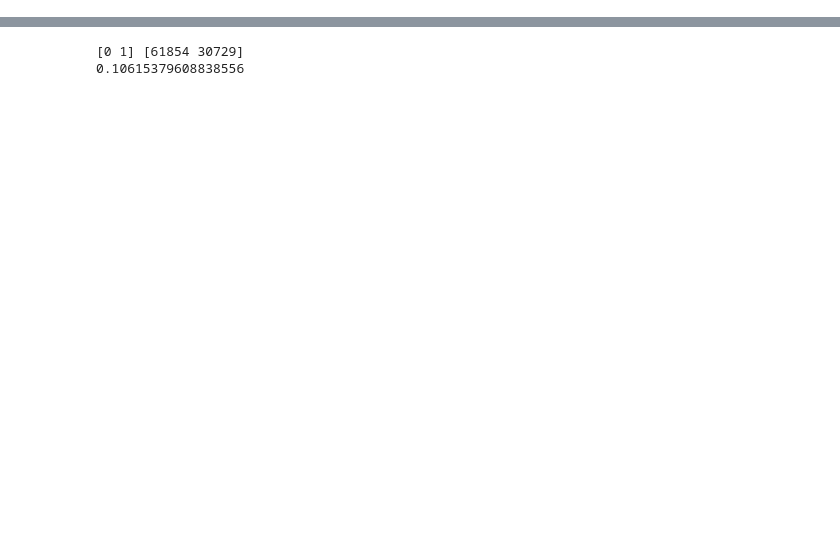
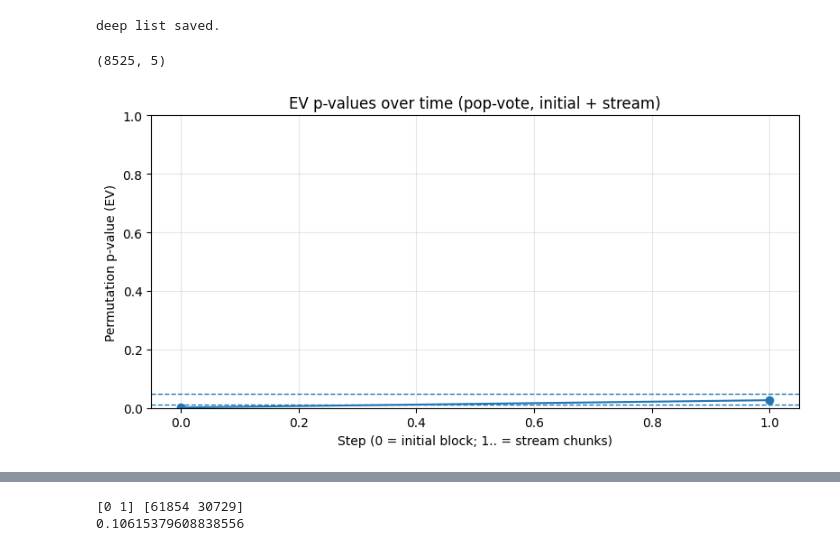
Before and after one commit to Logan-Kelsch/Behavioral_Search, a Jupyter notebook: src/genetic_algorithm/dev.ipynb, the cells around one changed output, grey strips where cells are left out. Saved outputs shown, nothing was run; the diff lists cells and outputs as text; code cells hidden in the pictures; blank space fills up the shorter version.

```diff
--- a/src/genetic_algorithm/dev.ipynb
+++ b/src/genetic_algorithm/dev.ipynb
@@ -257,2 +277,8 @@ from pathlib import Path as path
 # %%
-serialization.save_deeplist(where='best.votes')
+serialization.save_deeplist(best_trees, name='best_ext.votes', dirpath=path.cwd())
+# %% [output]
+deep list saved.
+# %%
+x_raw.shape
+# %% [output]
+(8525, 5)
@@ -259,3 +478,25 @@ serialization.save_deeplist(where='best.votes')
+# %%
+# Adapter so we can pass your evaluation.meta_bipopvote easily
+def popvote_adapter(X_chunk, threshold=0.99):
+    # X_chunk must be shaped the same way meta_bipopvote expects
+    # (rows = samples). If your X is shaped (samples, features),
+    # and meta_bipopvote expects that, this is fine:
+    return evaluation.meta_bipopvote(X_chunk, threshold=threshold)
+
+res = simulate_popvote_pvalues_ev_split(
+    xall, ytrue,
+    xall_ext,          # or whatever your feature matrix is over time
+    yext,      # aligned binary labels (NaNs allowed)
+    predictor=popvote_adapter,
+    threshold=0.99,
+    R=5.0,
+    chunk_size=9000,
+    n_perm=2000,
+    seed=42,
+    plot=True
+)
+# %% [output]
+[figure, added]
 # %%
 from sklearn.metrics import precision_score
 
```
Also changed, not shown: parts of 21 cells of this notebook, 7 other files.
